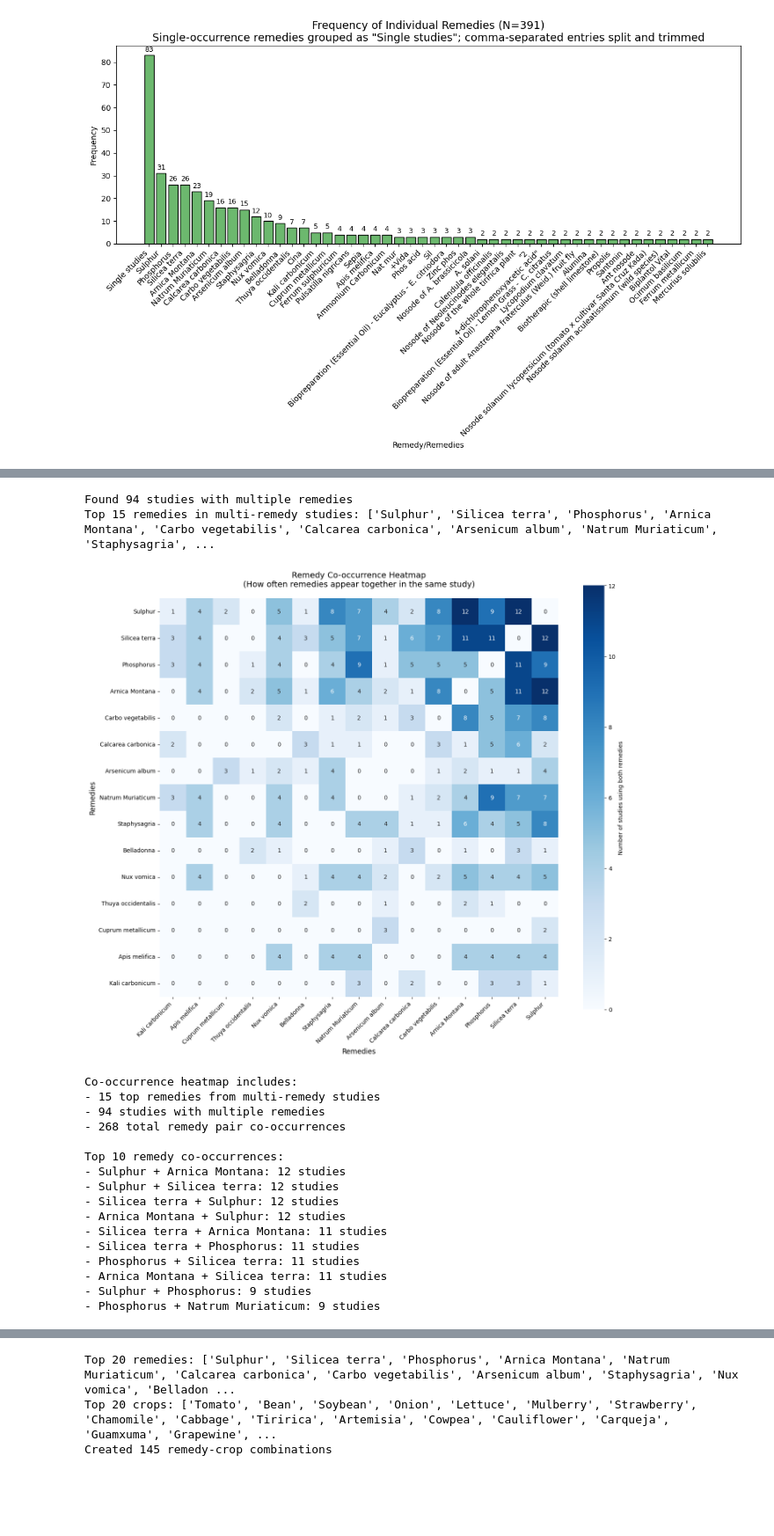
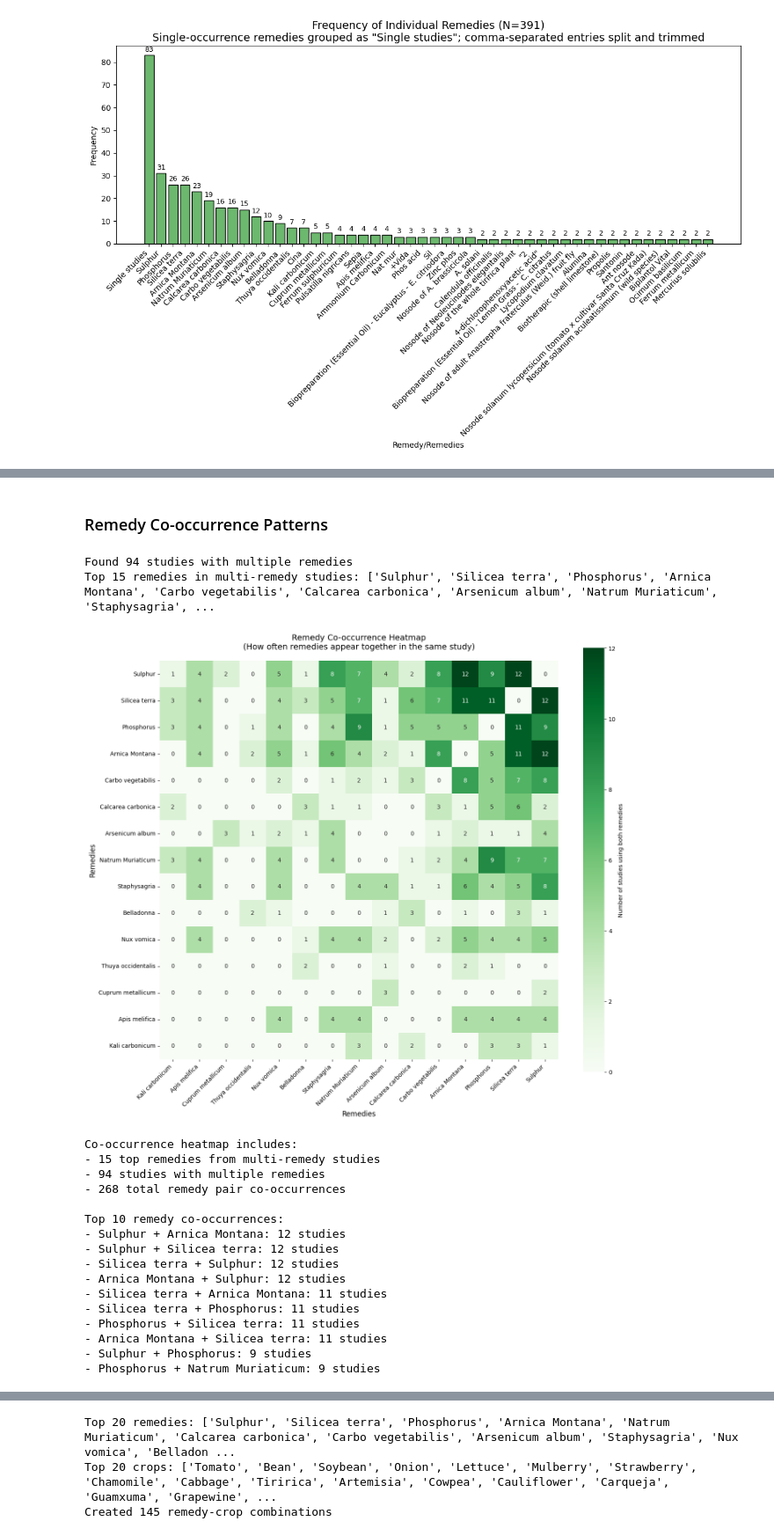
Before and after one commit to OxygenBlueSky/AgroHom, a Jupyter notebook: agro_hom_figures260212.ipynb, the cells around one changed output, grey strips where cells are left out. Shown at 88% size. Saved outputs shown, nothing was run; the diff lists cells and outputs as text; code cells hidden in the pictures; blank space fills up the shorter version.

```diff
--- a/agro_hom_figures260212.ipynb
+++ b/agro_hom_figures260212.ipynb
@@ -1199,6 +1241,8 @@ Heatmap includes:
 - 7 countries
 - 20 remedies (top 20)
 - 247 total country-remedy combinations
+# %% [markdown]
+### Remedy Co-occurrence Patterns
 # %%
   # Create remedy co-occurrence heatmap analysis - this shows which remedies are frequently used together in the same studies
 
@@ -1267,7 +1311,7 @@ Heatmap includes:
       cooccur_matrix,
       annot=True,  # Show numbers in cells
       fmt='d',     # Integer format
-      cmap='Blues',  # Blue color scheme for co-occurrence
+      cmap='Greens',  # Blue color scheme for co-occurrence
       ax=ax_cooccur,
       cbar_kws={'label': 'Number of studies using both remedies'},
       square=True  # Make cells square for better symmetry visualization
@@ -1286,34 +1330,34 @@ Heatmap includes:
 
   # Save and display
   plt.tight_layout()
   fig_cooccur.savefig('remedy_cooccurrence_heatmap.png', dpi=300, bbox_inches='tight')
   plt.show()
 
   # Print summary statistics
   total_cooccurrences = cooccur_matrix.values.sum() // 2  # Divide by 2 since matrix is symmetric
   print(f"Co-occurrence heatmap includes:")
   print(f"- {len(cooccur_matrix.index)} top remedies from multi-remedy studies")
   print(f"- {len(multi_remedy_studies)} studies with multiple remedies")
   print(f"- {total_cooccurrences} total remedy pair co-occurrences")
 
   # Show top co-occurring pairs
   cooccur_pairs = []
   for i in range(len(cooccur_matrix)):
       for j in range(i+1, len(cooccur_matrix)):  # Only upper triangle to avoid duplicates
           remedy1 = cooccur_matrix.index[i]
           remedy2 = cooccur_matrix.columns[j]
           count = cooccur_matrix.iloc[i, j]
           if count > 0:
               cooccur_pairs.append((remedy1, remedy2, count))
 
   cooccur_pairs.sort(key=lambda x: x[2], reverse=True)
   print(f"\nTop 10 remedy co-occurrences:")
   for remedy1, remedy2, count in cooccur_pairs[:10]:
       print(f"- {remedy1} + {remedy2}: {count} studies")
 # %% [output]
 Found 94 studies with multiple remedies
 Top 15 remedies in multi-remedy studies: ['Sulphur', 'Silicea terra', 'Phosphorus', 'Arnica Montana', 'Carbo vegetabilis', 'Calcarea carbonica', 'Arsenicum album', 'Natrum Muriaticum', 'Staphysagria', ...
-[figure, old version]
+[figure, new version]
 Co-occurrence heatmap includes:
 - 15 top remedies from multi-remedy studies
 - 94 studies with multiple remedies
```
Also changed, not shown: parts of 56 cells of this notebook, 1 other file.
